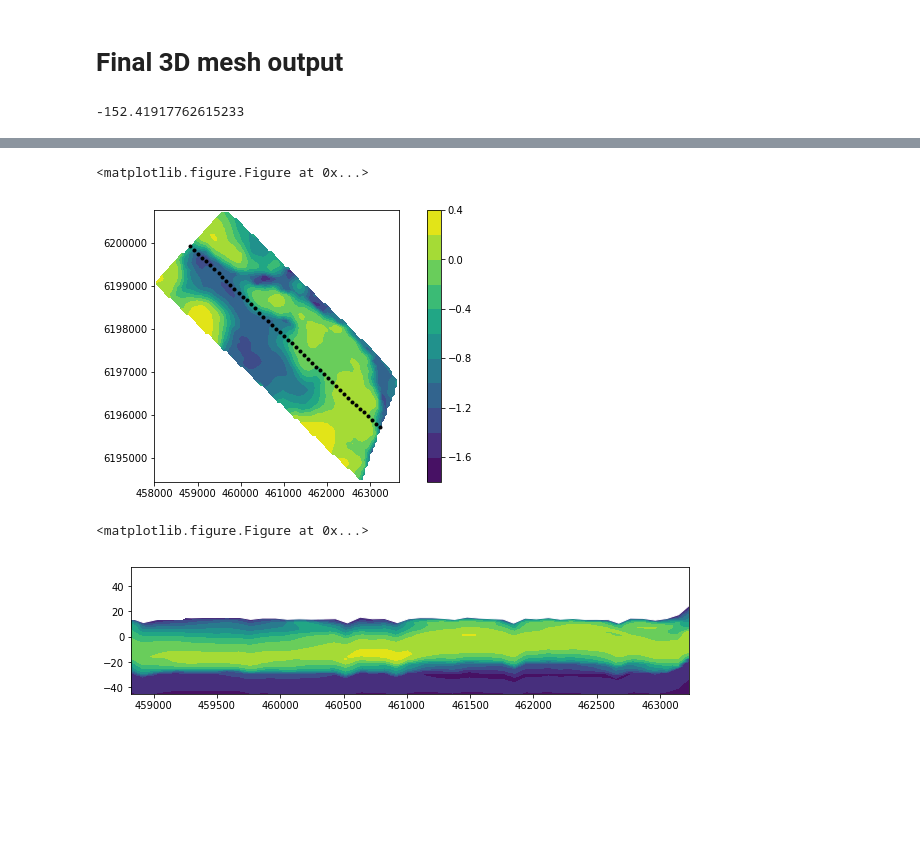
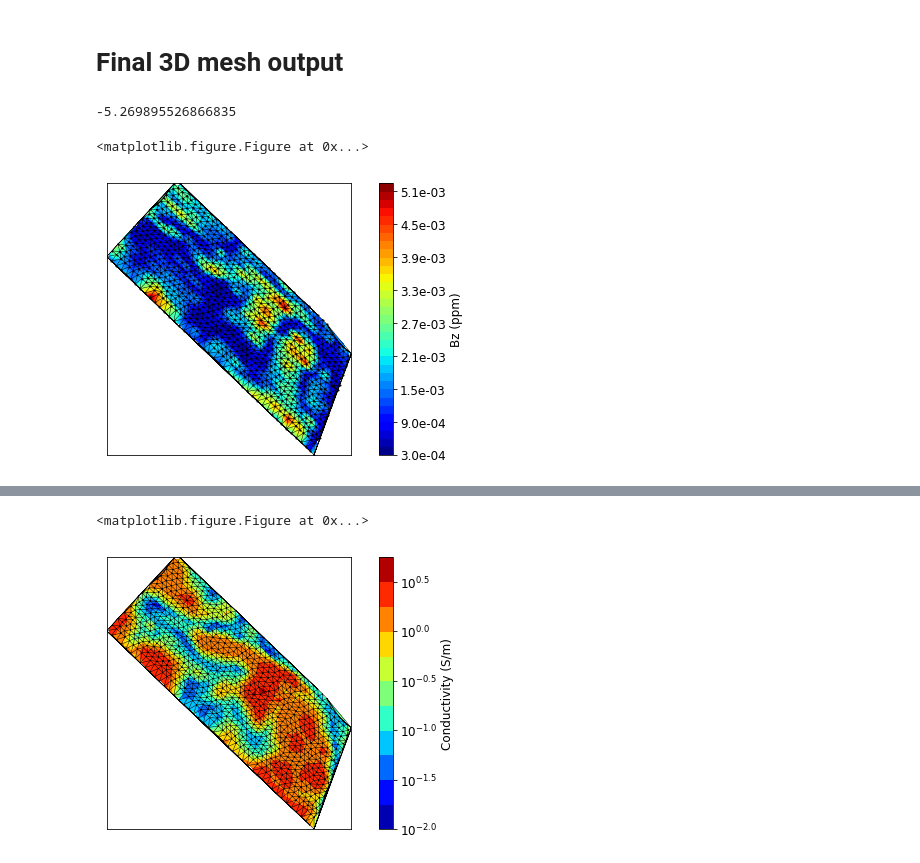
Before and after one commit to simpeg/simpegEM1D, a Jupyter notebook: notebooks/develop/Test_global_em1d_inversion_booky_example.ipynb, the cells around one changed output, grey strips where cells are left out. Drawn from its saved outputs; the diff is of its cells as text; code cells hidden in the pictures; blank space fills up the shorter version.

```diff
--- a/notebooks/develop/Test_global_em1d_inversion_booky_example.ipynb
+++ b/notebooks/develop/Test_global_em1d_inversion_booky_example.ipynb
@@ -277,26 +273,44 @@ Sigma = sigma.reshape((hz.size, n_sounding), order='F')
 xmin, xmax = xy[:,0].min(), xy[:,0].max()
 ymin, ymax = xy[:,1].min(), xy[:,1].max()
 zmin, zmax = topo[:,2].min() + depth.min(), topo[:,2].max()
-# %%
-zmin
-# %% [output]
--152.41917762615233
+# %%
+import matplotlib
+matplotlib.rcParams['font.size'] = 12
+# %%
+
+iz = 2
+i_line = 11
+ind_line = line == uniq_line[i_line]
+xz = xyz[:, ind_line, :][:,:,[0,2]].reshape((int(hz.size*ind_line.sum()), 2), order='F')
+print (depth[iz])
+# temp = sigma.reshape((mesh_reg.vnC), order='F')[iz,:]
+
+fig = plt.figure(figsize=(8, 8))
+out = Utils.plot2Ddata(xy, DOBS[:,0,4]/bp, scale='linear', contourOpts={'cmap':'jet'}, ncontour=40, dataloc=True)
+cb = plt.colorbar(out[0], format="%.1e")
+cb.set_label("Bz (ppm)")
+plt.triplot(xy[:,0], xy[:,1], tri.simplices, lw=0.5, color='k')
+plt.xticks([])
+plt.yticks([])
+plt.show()
+# %% [output]
+-5.269895526866835
+<matplotlib.figure.Figure at 0x...>
+[figure, added]
 # %%
+
 iz = 2
 i_line = 11
 ind_line = line == uniq_line[i_line]
 xz = xyz[:, ind_line, :][:,:,[0,2]].reshape((int(hz.size*ind_line.sum()), 2), order='F')
 print (depth[iz])
-temp = sigma.reshape((mesh_reg.vnC), order='F')[iz,:]
+# temp = sigma.reshape((mesh_reg.vnC), order='F')[iz,:]
 fig = plt.figure(figsize=(8, 8))
-out = Utils.plot2Ddata(xy, temp, scale='log', contourOpts={'cmap':'viridis'}, ncontour=10)
-plt.plot(xy[ind_line,0], xy[ind_line,1], 'k.')
-plt.colorbar(out[0])
-
-fig = plt.figure()
-sigma_xz = Utils.mkvc(Sigma[:,ind_line])
-Utils.plot2Ddata(xz, sigma_xz, scale='log', dataloc=False)
-plt.fill_between(topo[ind_line, 0], topo[ind_line, 2], topo[ind_line, 1]*0. + zmax, color='w')
-plt.ylim(zmax-100, zmax)
-plt.gca().set_aspect(10)
+out = Utils.plot2Ddata(xy, temp, scale='log', contourOpts={'cmap':'jet'}, ncontour=10)
+cb = plt.colorbar(out[0], format="$10^{%.1f}$")
+cb.set_label("Conductivity (S/m)")
+plt.triplot(xy[:,0], xy[:,1], tri.simplices, lw=0.5, color='k')
+plt.xticks([])
+plt.yticks([])
+plt.show()
 # %% [output]
@@ -304,4 +318,2 @@ plt.gca().set_aspect(10)
 <matplotlib.figure.Figure at 0x...>
-[figure, old version]
+[figure, new version]
-<matplotlib.figure.Figure at 0x...>
-[figure, removed]
```
Also changed, not shown: parts of 13 cells of this notebook, 8 other files.
